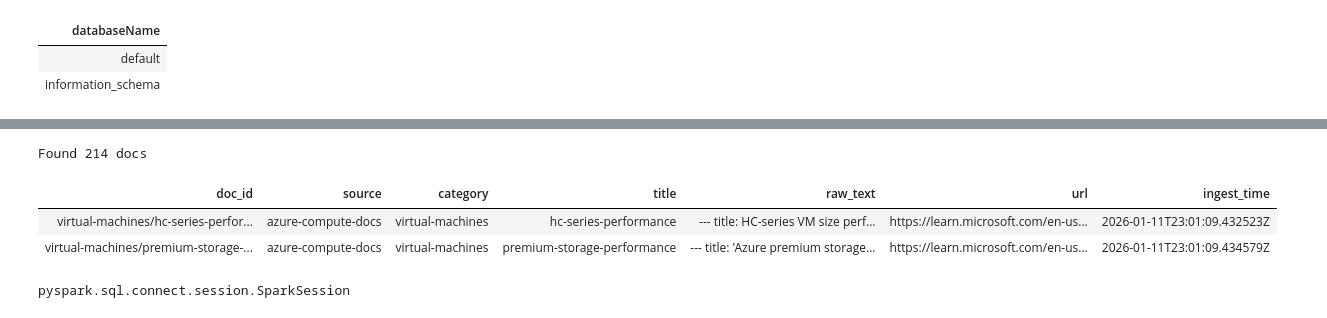
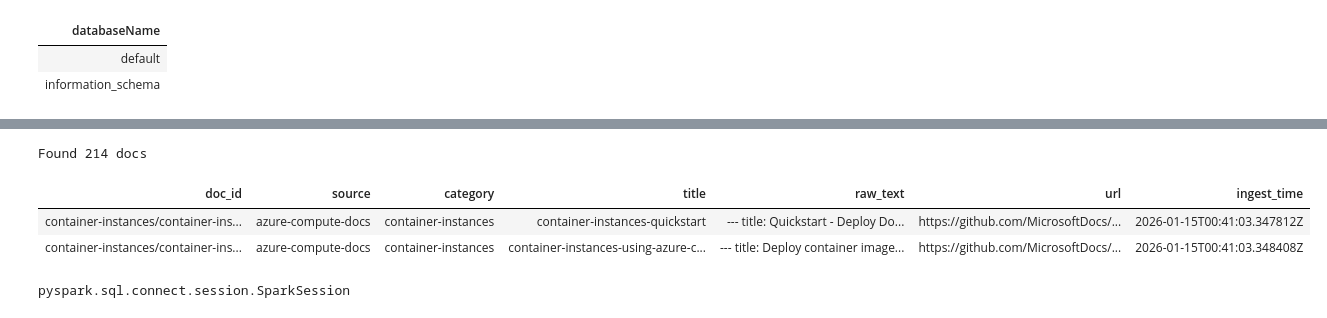
Before and after one commit to huiminyan2017/databricks-rag-ml, a Jupyter notebook: notebooks/01_ingest_azure_compute_docs.ipynb, the cells around one changed output, grey strips where cells are left out. Cells and saved outputs as stored; diff of their text form; code cells hidden in the pictures.

```diff
--- a/notebooks/01_ingest_azure_compute_docs.ipynb
+++ b/notebooks/01_ingest_azure_compute_docs.ipynb
@@ -113,36 +113,36 @@ def prepare_spark_row_data():
             category = rel_path.split("/", 1)[0] if "/" in rel_path else rel_path
 
             #### Limit the docs used for each category, you can comment out if want to use all docs
             if counts[category] >= MAX_DOCS_PER_CATEGORY:
                 continue
 
             rows.append(Row(
                 doc_id=rel_path,
                 source="azure-compute-docs",
                 category=category,  # e.g. virtual-machines
                 title=md_file.stem,
                 raw_text=cleaned,
-                url=f"https://learn.microsoft.com/en-us/azure/{md_file.relative_to(TARGET_ARTICLE_PATH)}",
+                url=f"https://github.com/MicrosoftDocs/azure-compute-docs/blob/main/articles/{md_file.relative_to(TARGET_ARTICLE_PATH)}",
                 ingest_time=datetime.utcnow()
             ))
 
             counts[category] += 1
 
         except Exception as e:
             # Fail-safe: skip bad files
             continue
     return rows
 
 rows = prepare_spark_row_data()
 print(f"Found {len(rows)} docs")
 docs_df = spark.createDataFrame(rows)
 
 display(docs_df.limit(2))
 # %% [output]
 Found 214 docs
 | doc_id | source | category | title | raw_text | url | ingest_time |
-| virtual-machines/hc-series-perfor... | azure-compute-docs | virtual-machines | hc-series-performance | --- title: HC-series VM size perf... | https://learn.microsoft.com/en-us... | 2026-01-11T23:01:09.432523Z |
-| virtual-machines/premium-storage-... | azure-compute-docs | virtual-machines | premium-storage-performance | --- title: 'Azure premium storage... | https://learn.microsoft.com/en-us... | 2026-01-11T23:01:09.434579Z |
+| container-instances/container-ins... | azure-compute-docs | container-instances | container-instances-quickstart | --- title: Quickstart - Deploy Do... | https://github.com/MicrosoftDocs/... | 2026-01-15T00:41:03.347812Z |
+| container-instances/container-ins... | azure-compute-docs | container-instances | container-instances-using-azure-c... | --- title: Deploy container image... | https://github.com/MicrosoftDocs/... | 2026-01-15T00:41:03.348408Z |
 # %%
 # In Databricks notebooks, spark is: a pre-initialized SparkSession object that Databricks creates for you.
 
```
Also changed, not shown: parts of 3 cells of this notebook, 10 other files.
